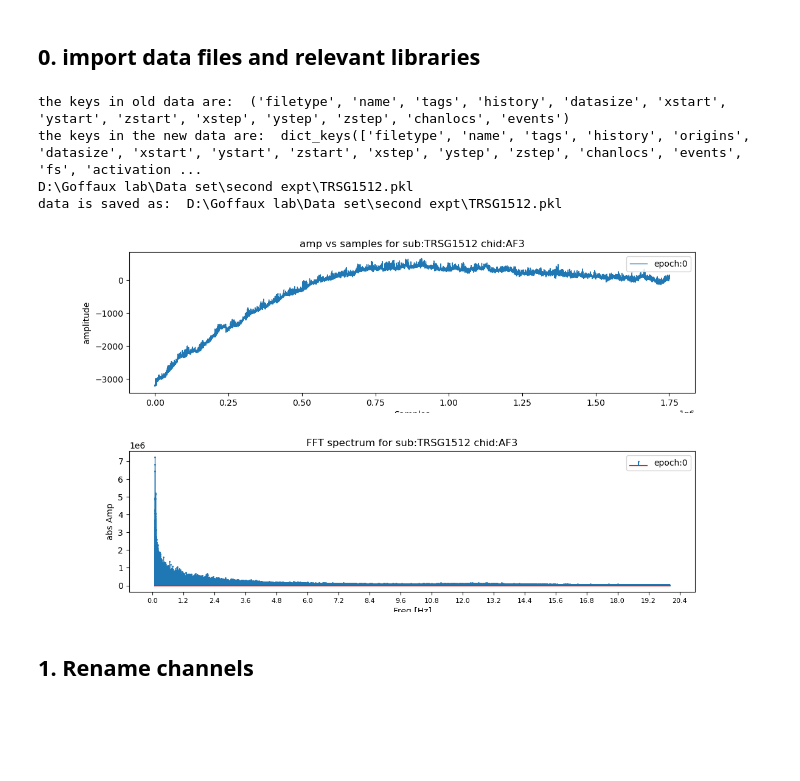
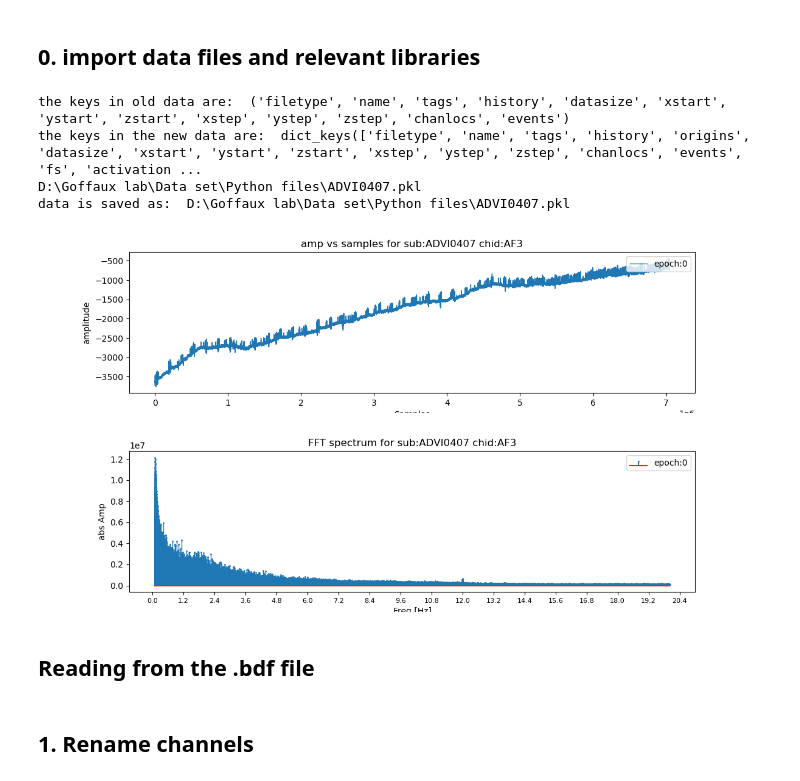
Before and after one commit to Bhargaverahkap/FPVS-Pypeline, a Jupyter notebook: FPVS_pypeline.ipynb, the cells around one changed output. Drawn from its saved outputs; the diff is of its cells as text; code cells hidden in the pictures; blank space fills up the shorter version.

```diff
--- a/FPVS_pypeline.ipynb
+++ b/FPVS_pypeline.ipynb
@@ -66,39 +66,41 @@ import cust_funcs as cf
 importlib.reload(cf)
 import ipympl
 
-folderpath=Path("D:\Goffaux lab\Data set\second expt\TRSG1512.mat")
+folderpath=Path("D:\Goffaux lab\Data set\Python files\ADVI0407.mat")
 subjid=folderpath.stem
 # folderpath=filepath
 matfilepath=folderpath.with_suffix(".mat")
 lw6filepath=folderpath.with_suffix(".lw6")
 
 # 1. load the file only after altering channel labels
 with h5py.File(matfilepath, 'r') as f:
     # List all variables
     mat_data = f['data'][:]
 
 # This section cleans the data and meta data to make it more python friendly
 mat_data = np.squeeze(mat_data)
 # metafilepath = matfilepath.with_suffix(".pkl")
 meta_data = cf.rebrand_lw6data(lw6filepath)
-meta_data["fs"] = 512 # only when dealing with the second expt
+# meta_data["fs"] = 512 # only when dealing with the second expt
 
 #renaming the mat/lw6 filenames for saving the intermediary steps.
 metafilepath = matfilepath.with_suffix(".pkl")
 matfilepath = matfilepath.with_suffix(".npy")
 
 print(metafilepath)
 cf.saveMetadata(meta_data,metafilepath)
 np.save(matfilepath, mat_data)
 
 print("data is saved as: ", metafilepath)
 
 chid=3
 cf.showmeSummaryPlot(mat_data[:,chid-1],fs=np.squeeze(meta_data["fs"]),chname=meta_data["chanlocs"]["labels"][chid-1],subjid=subjid)
 # %% [output]
 the keys in old data are:  ('filetype', 'name', 'tags', 'history', 'datasize', 'xstart', 'ystart', 'zstart', 'xstep', 'ystep', 'zstep', 'chanlocs', 'events')
 the keys in the new data are:  dict_keys(['filetype', 'name', 'tags', 'history', 'origins', 'datasize', 'xstart', 'ystart', 'zstart', 'xstep', 'ystep', 'zstep', 'chanlocs', 'events', 'fs', 'activation ...
-D:\Goffaux lab\Data set\second expt\TRSG1512.pkl
-data is saved as:  D:\Goffaux lab\Data set\second expt\TRSG1512.pkl
+D:\Goffaux lab\Data set\Python files\ADVI0407.pkl
+data is saved as:  D:\Goffaux lab\Data set\Python files\ADVI0407.pkl
-[figure, old version]
+[figure, new version]
-[figure, old version]
+[figure, new version]
+# %% [markdown]
+## Reading from the .bdf file
```
Also changed, not shown: parts of 19 cells of this notebook, 6 other files.
